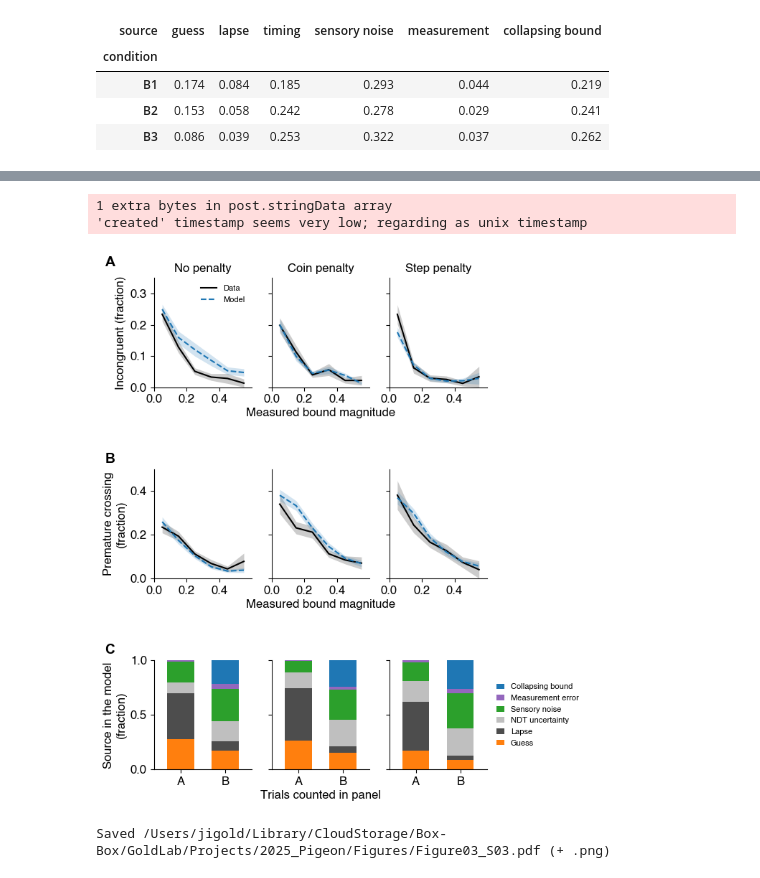
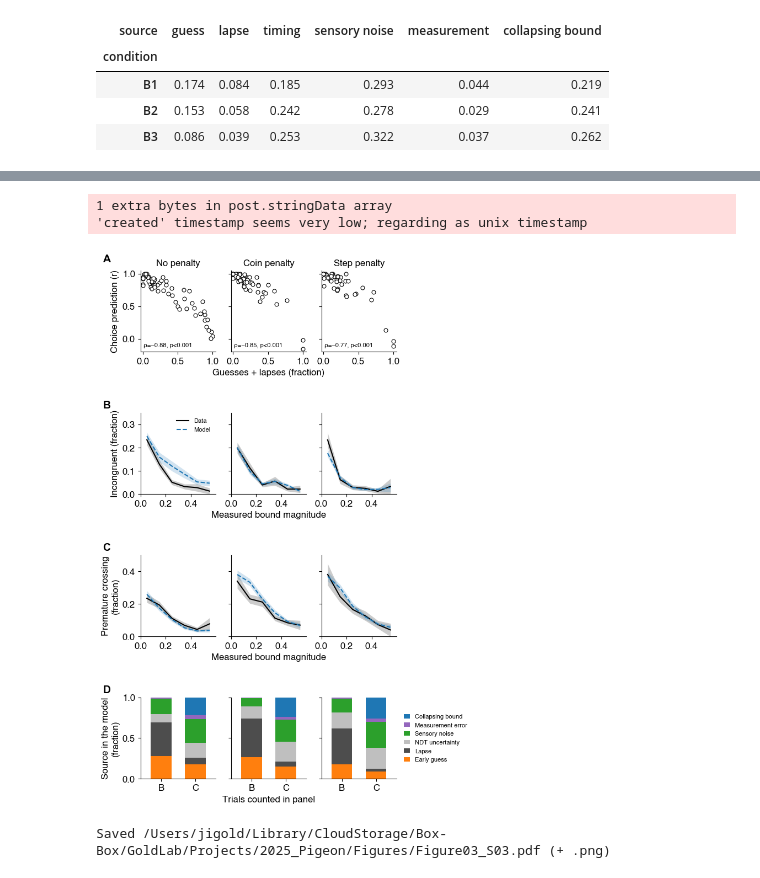
Before and after one commit to TheGoldLab/ms_2026_kalburge_etal_elife, a Jupyter notebook: notebooks/Figure03S03_suboptimalBehavior.ipynb, the cells around one changed output, grey strips where cells are left out. Cells and saved outputs as stored; diff of their text form; code cells hidden in the pictures.

```diff
--- a/notebooks/Figure03S03_suboptimalBehavior.ipynb
+++ b/notebooks/Figure03S03_suboptimalBehavior.ipynb
@@ -131,15 +209,30 @@ use_figure_style()
 SOURCE_STYLE = {'guess': {'color': GUESS_COLOR}, 'lapse': {'color': LAPSE_BAR['color']}, 'timing': {'color': '0.75'},
                 'sensory noise': {'color': 'tab:green'}, 'measurement': {'color': 'tab:purple'},
                 'collapsing bound': {'color': MODEL_COLOR}}
-SOURCE_LABELS = {'measurement': 'Measurement error', 'timing': 'NDT uncertainty'}
+SOURCE_LABELS = {'guess': 'Early guess', 'measurement': 'Measurement error', 'timing': 'NDT uncertainty'}
 
-fig = plt.figure(figsize=(17.6 * CM, 20 * CM))
-gs = gridspec.GridSpec(3, 3, figure=fig, hspace=0.75, wspace=0.2, left=0.13, right=0.8, bottom=0.08, top=0.95)
-ax_inc = [fig.add_subplot(gs[0, i]) for i in range(3)]
-ax_pre = [fig.add_subplot(gs[1, i]) for i in range(3)]
-ax_src = [fig.add_subplot(gs[2, i]) for i in range(3)]
+fig = plt.figure(figsize=(17.6 * CM, 26 * CM))
+gs = gridspec.GridSpec(4, 3, figure=fig, hspace=0.75, wspace=0.2, left=0.13, right=0.8, bottom=0.06, top=0.96)
+ax_r = [fig.add_subplot(gs[0, i]) for i in range(3)]
+ax_inc = [fig.add_subplot(gs[1, i]) for i in range(3)]
+ax_pre = [fig.add_subplot(gs[2, i]) for i in range(3)]
+ax_src = [fig.add_subplot(gs[3, i]) for i in range(3)]
 
 for bi, b in enumerate(BLOCKS):
+    ax = ax_r[bi]
+    g = per_subject[per_subject.condition == b].dropna(subset=['r_choice', 'uninformed'])
+    ax.plot(g.uninformed, g.r_choice, **SUBJECT_MARKER)
+    ax.set_xlim(-0.03, 1.05)
+    ax.set_ylim(-0.2, 1.05)
+    ax.set_xticks([0, 0.5, 1])
+    ax.set_yticks([0, 0.5, 1])
+    rho, p = scipy.stats.spearmanr(g.uninformed, g.r_choice)
+    ax.text(0.04, 0.05, f'{format_rho(rho)}, {format_p(p)}', transform=ax.transAxes, ha='left', va='bottom',
+            fontsize=FS_INSET)
+    if bi > 0:
+        ax.set_yticklabels([])
+    ax.set_title(BLOCK_TITLES[b])
+
     for ax, col, ylim in ((ax_inc[bi], 'incongruent', 0.35), (ax_pre[bi], 'premature_crossing', 0.5)):
         for t, color, ls, label in ((real, DATA_COLOR, '-', 'Data'), (model, MODEL_COLOR, '--', 'Model')):
             x, m, e = _binned(t[t.condition == b], col)
@@ -151,7 +244,6 @@ for bi, b in enumerate(BLOCKS):
         ax.set_xticks([0, 0.2, 0.4])
         if bi > 0:
             ax.set_yticklabels([])
-    ax_inc[bi].set_title(BLOCK_TITLES[b])
 
     ax = ax_src[bi]
     for xi, col in enumerate(('incongruent', 'premature_crossing')):
@@ -160,37 +252,40 @@ for bi, b in enumerate(BLOCKS):
             h = sources[col].loc[b, k]
             ax.bar(xi, h, bottom=bottom, **SOURCE_STYLE[k], width=0.6, lw=0)
             bottom += h
     ax.set_xticks([0, 1])
-    ax.set_xticklabels(['A', 'B'])   # the trials counted in rows A (incongruent) and B (premature crossing)
+    ax.set_xticklabels(['B', 'C'])   # the trials counted in rows B (incongruent) and C (premature crossing)
     ax.set_xlim(-0.6, 1.6)
     ax.set_ylim(0, 1)
     ax.set_yticks([0, 0.5, 1])
     if bi > 0:
         ax.set_yticklabels([])
+ax_r[0].set_ylabel('Choice prediction (r)')
 ax_inc[0].set_ylabel('Incongruent (fraction)')
 ax_pre[0].set_ylabel('Premature crossing\n(fraction)')
 ax_src[0].set_ylabel('Source in the model\n(fraction)')
 ax_inc[0].legend(fontsize=FS_INSET, frameon=False, loc='upper right')
 for k in reversed(COMMIT_SOURCES):
     ax_src[2].bar(0, 0, **SOURCE_STYLE[k], label=SOURCE_LABELS.get(k, k[0].upper() + k[1:]))
 ax_src[2].legend(fontsize=FS_INSET, frameon=False, loc='center left', bbox_to_anchor=(1.02, 0.5), handlelength=1)
 
+add_row_xlabel(fig, ax_r, 'Guesses + lapses (fraction)')
 add_row_xlabel(fig, ax_inc, 'Measured bound magnitude')
 add_row_xlabel(fig, ax_pre, 'Measured bound magnitude')
 add_row_xlabel(fig, ax_src, 'Trials counted in panel')
-for ax in ax_inc + ax_pre + ax_src:
+for ax in ax_r + ax_inc + ax_pre + ax_src:
     ax.spines[['top', 'right']].set_visible(False)
-add_panel_label(ax_inc[0], 'A', dx=-0.5, dy=1.2)
-add_panel_label(ax_pre[0], 'B', dx=-0.5, dy=1.15)
-add_panel_label(ax_src[0], 'C', dx=-0.5, dy=1.15)
+add_panel_label(ax_r[0], 'A', dx=-0.5, dy=1.2)
+add_panel_label(ax_inc[0], 'B', dx=-0.5, dy=1.15)
+add_panel_label(ax_pre[0], 'C', dx=-0.5, dy=1.15)
+add_panel_label(ax_src[0], 'D', dx=-0.5, dy=1.15)
 
 out = FIGURES_DIR / 'Figure03_S03.pdf'
 fig.savefig(out, dpi=300, bbox_inches='tight')
 fig.savefig(out.with_suffix('.png'), dpi=300, bbox_inches='tight')
 plt.show()
 print(f'Saved {out} (+ .png)')
 # %% [output]
 1 extra bytes in post.stringData array
 'created' timestamp seems very low; regarding as unix timestamp
-[figure, old version]
+[figure, new version]
 Saved /Users/jigold/Library/CloudStorage/Box-Box/GoldLab/Projects/2025_Pigeon/Figures/Figure03_S03.pdf (+ .png)
```
Also changed, not shown: parts of 3 cells of this notebook, 9 other files.
